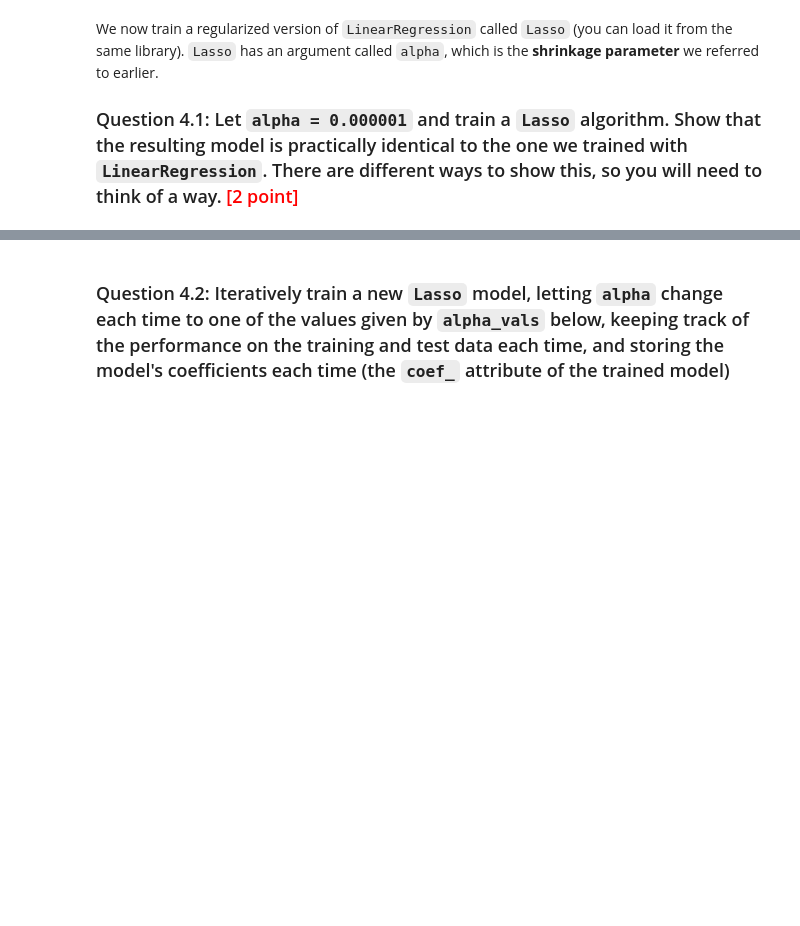
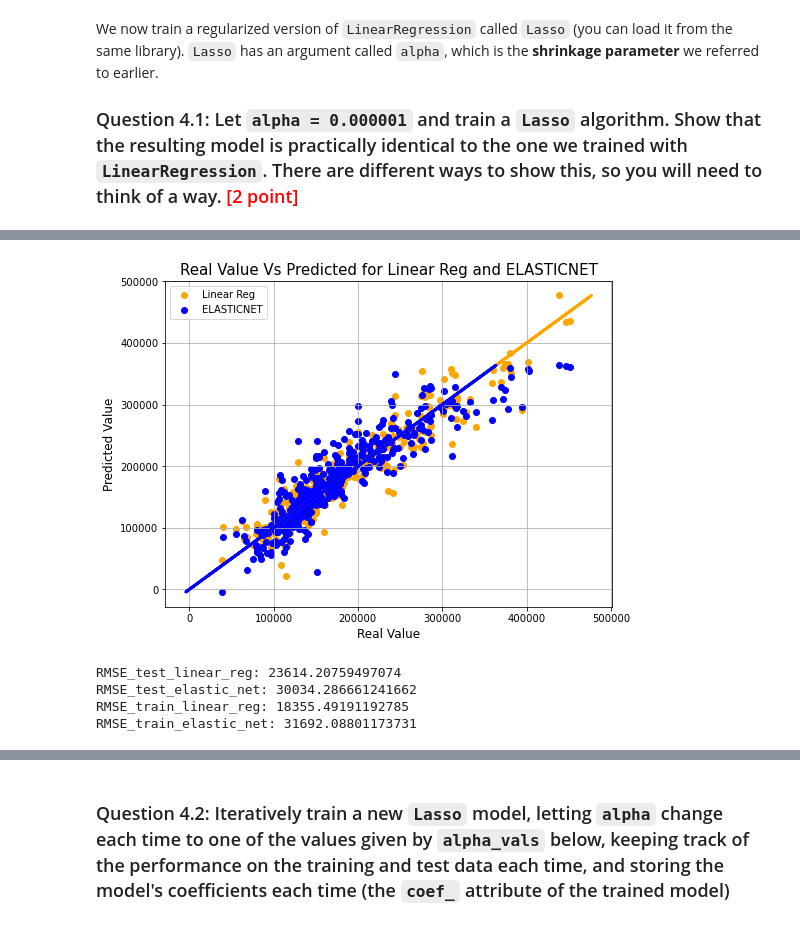
Before and after one commit to rodolfolermacontreras/ML_1_Assignment_7, a Jupyter notebook: MLEARN510-Assignment7-RodolfoLerma.ipynb, the cells around one changed output, grey strips where cells are left out. Cells and saved outputs as stored; diff of their text form; code cells hidden in the pictures; blank space fills up the shorter version.

```diff
--- a/MLEARN510-Assignment7-RodolfoLerma.ipynb
+++ b/MLEARN510-Assignment7-RodolfoLerma.ipynb
@@ -352,0 +406,46 @@ Both points and lines superposed each other, showing that with an `alpha` value
+# %%
+#Fit a linear regression model to this data
+en = ElasticNet(alpha = 10, max_iter=10000)
+
+# Fit the data(train the model)
+en.fit(X_train, y_train)
+
+# Predict
+y_predicted_train_en = en.predict(X_train)
+y_predicted_test_en = en.predict(X_test)
+
+#Compute the RMSE
+en_performance = RMSE_performance(X_train, X_test, en)
+
+#To Do Create a scatter plot
+plt.figure(figsize=(8, 6)).gca()
+
+#Linear Regression
+plt.scatter(y_test, y_predicted_test, label = 'Linear Reg', color="orange")
+plt.plot(y_predicted_test, y_predicted_test, linewidth=3, color = 'orange')
+
+#LASSO
+plt.scatter(y_test, y_predicted_test_en, label = 'ELASTICNET', color="blue")
+plt.plot(y_predicted_test_en, y_predicted_test_en, linewidth=3, color="blue")
+
+#General
+plt.title('Real Value Vs Predicted for Linear Reg and ELASTICNET', fontsize = 15)
+plt.xlabel('Real Value', fontsize = 12)
+plt.ylabel('Predicted Value', fontsize = 12)
+plt.legend()
+plt.grid()
+plt.show()
+
+#Comparison in performance
+print('RMSE_test_linear_reg: {}'.format(linear_reg_performance[1]))
+print('RMSE_test_elastic_net: {}'.format(en_performance[1]))
+
+#Comparison in performance
+print('RMSE_train_linear_reg: {}'.format(linear_reg_performance[0]))
+print('RMSE_train_elastic_net: {}'.format(en_performance[0]))
+# %% [output]
+[figure, added]
+RMSE_test_linear_reg: 23614.20759497074
+RMSE_test_elastic_net: 30034.286661241662
+RMSE_train_linear_reg: 18355.49191192785
+RMSE_train_elastic_net: 31692.08801173731
```
Also changed, not shown: parts of 61 cells of this notebook.
